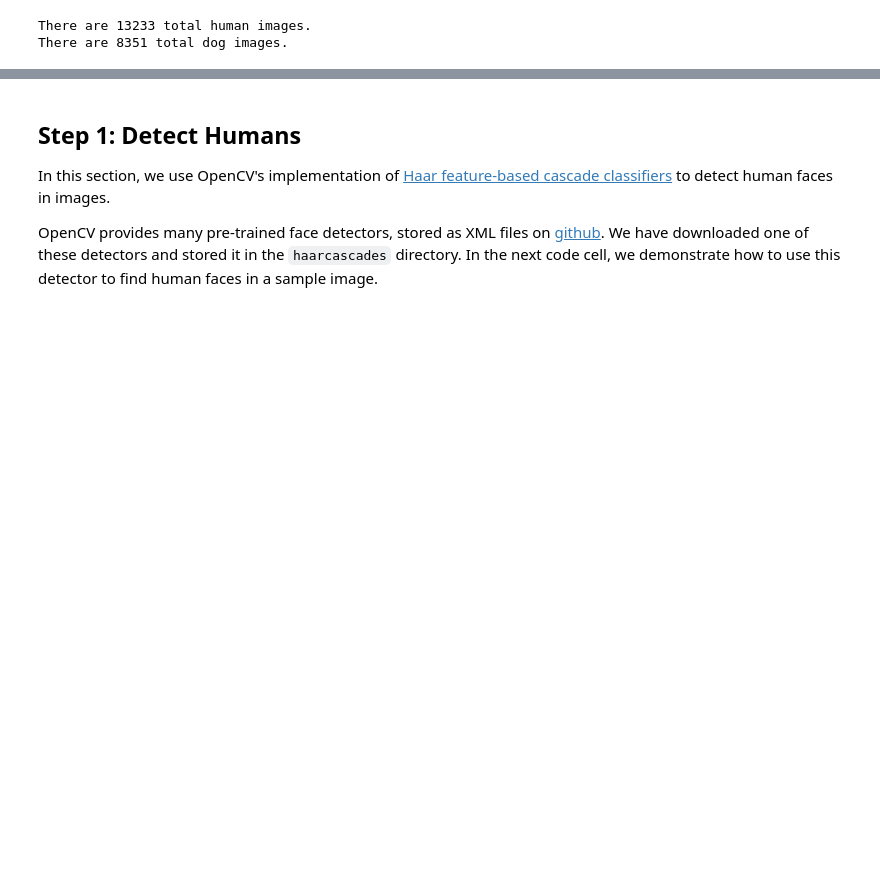
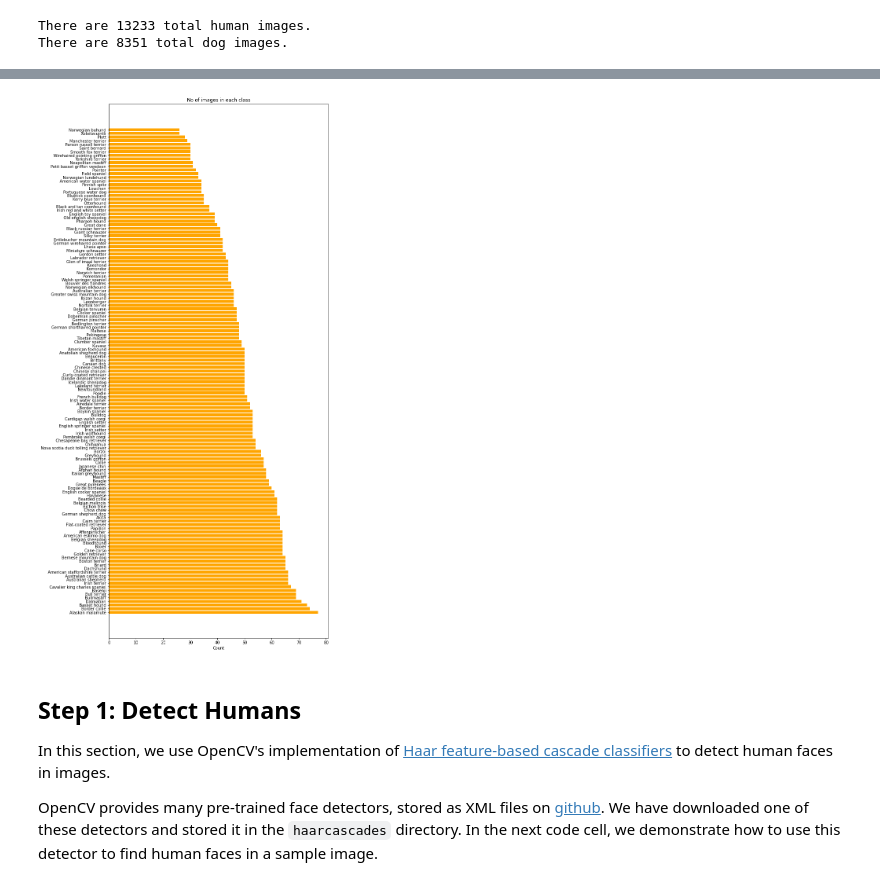
Before and after one commit to praveenbandaru/Dog-Breed-Classifier, a Jupyter notebook: dog_app.ipynb, the cells around one changed output, grey strips where cells are left out. Saved outputs shown, nothing was run; the diff lists cells and outputs as text; code cells hidden in the pictures; blank space fills up the shorter version.

```diff
--- a/dog_app.ipynb
+++ b/dog_app.ipynb
@@ -67,3 +100,21 @@ There are 8351 total dog images.
+# %%
+### Show the count of images per class in ascending order
+fig, ax = plt.subplots(figsize=(10, 25))
+
+classes = np.arange(len(class_names))
+data = [[i,len(os.listdir(train_dir+'/'+os.listdir(train_dir)[i])),class_names[i]] for i in classes]
+data_sorted = np.array(sorted(data, key=lambda x: x[1]))
+#print(data_sorted)
+
+ax.barh(classes, data_sorted[:,1].astype(np.int), align='center', color='orange')
+ax.set_yticks(classes)
+ax.set_yticklabels(data_sorted[:,2])
+ax.invert_yaxis()
+ax.set_xlabel('Count')
+ax.set_title('No of images in each class')
+plt.show()
+# %% [output]
+[figure, added]
 # %% [markdown]
 <a id='step1'></a>
 ## Step 1: Detect Humans
```
Also changed, not shown: parts of 4 cells of this notebook, 2 other files.
